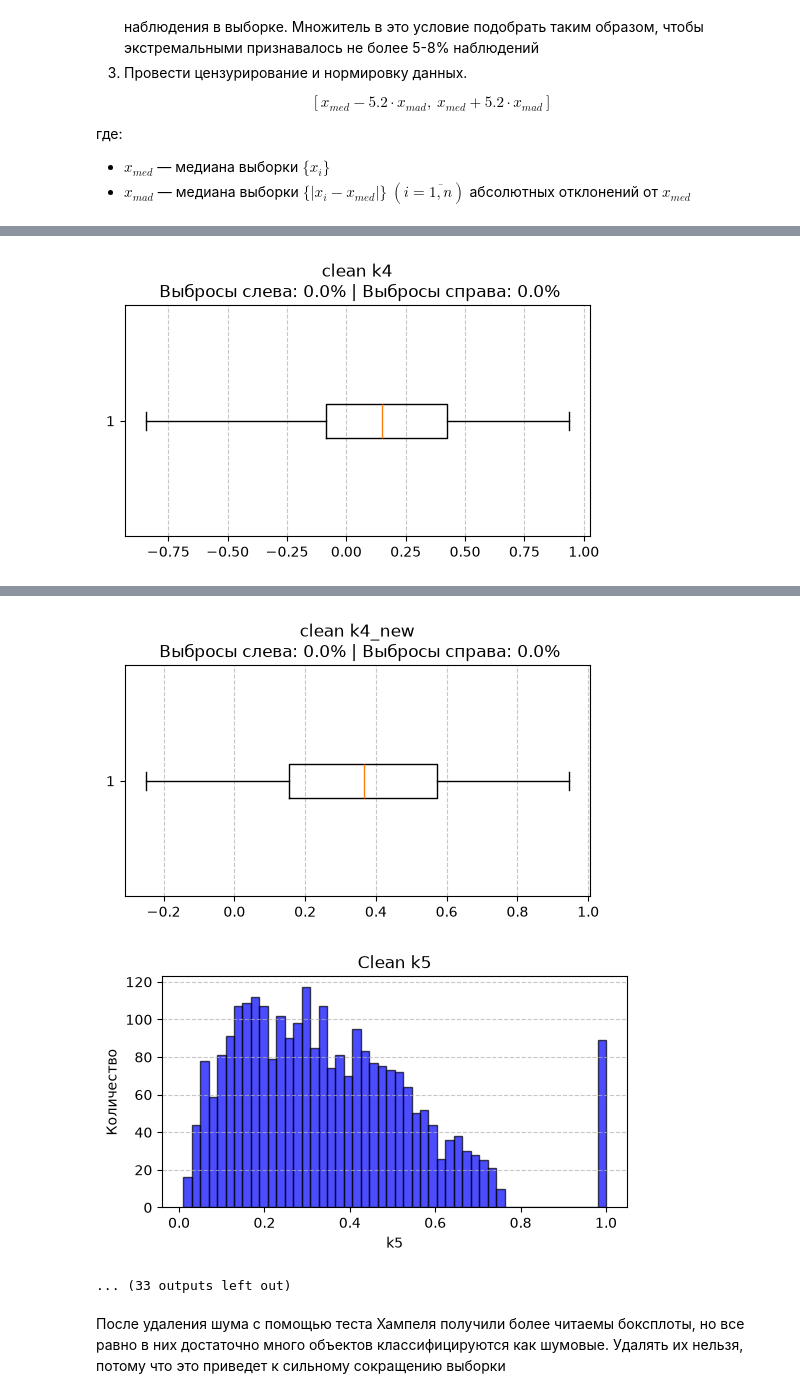
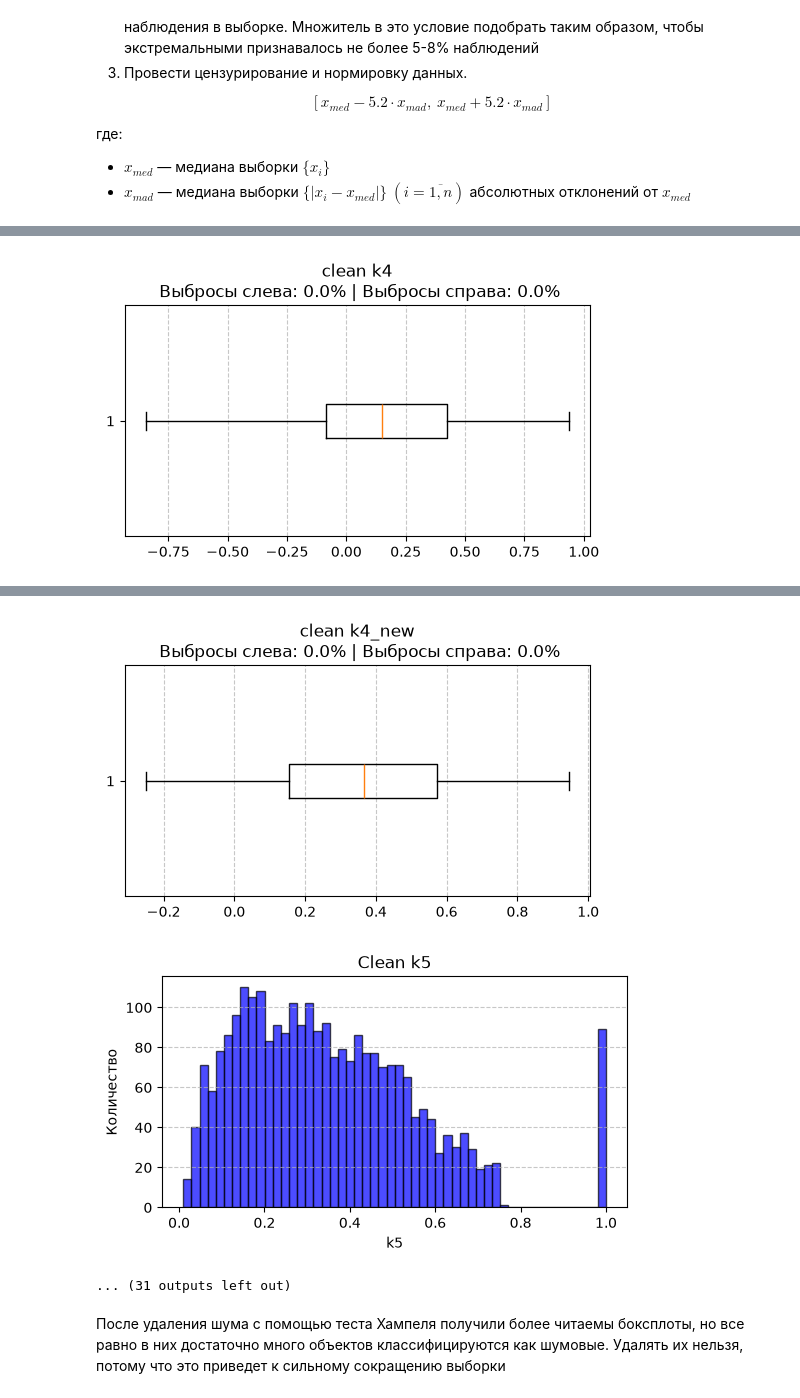
Before and after one commit to vaniiaaa/DAEFI, a Jupyter notebook: lab1_corr_analysis.ipynb, the cells around one changed output, grey strips where cells are left out. Saved outputs shown, nothing was run; the diff lists cells and outputs as text; code cells hidden in the pictures.

```diff
--- a/lab1_corr_analysis.ipynb
+++ b/lab1_corr_analysis.ipynb
@@ -25,7 +25,7 @@ df = pd.read_spss(r'.\data\data_lab1_start.sav')
 df.head(3)
 print(df.describe())
 print(df.count())
-df.drop(columns=["Cреднеспис.числ.работн"], inplace = True)
+df.drop(columns=["Cреднеспис.числ.работн", "Year"], inplace = True)
 # %% [output]
        Cреднеспис.числ.работн           k1           k2           k3  \
 count             2695.000000  2695.000000  2695.000000  2695.000000
@@ -48,12 +48,12 @@ dtype: int64
 num_cols = df.select_dtypes(include=['number']).columns
 for col in num_cols:
     plt.figure(figsize=(6,3))
-    plt.hist(df[col].dropna(), bins=50, color='blue', edgecolor='black', alpha=0.7)
+    plt.hist(df[col].dropna(), bins=52, color='blue', edgecolor='black', alpha=0.7)
     plt.title(f"Столбец: {col}")
     plt.xlabel(col)
     plt.ylabel("Количество")
     plt.grid(axis='y', linestyle='--', alpha = 0.7)
     plt.tight_layout()
-    plt.savefig(f'{outdir}/hist1_{col}.png')
+    plt.savefig(f'{outdir}/{col}_hist1.png')
     plt.show()
 # %% [output]
@@ -155,8 +155,8 @@ def hampel_test(data, col, dict_ = None, mul=3):
         low_val = dict_[col][0]
         high_val = dict_[col][1]
     else:
-        low_val = clean_data.quantile(0.05)
-        high_val = clean_data.quantile(0.95)
+        low_val = clean_data.quantile(0.02)
+        high_val = clean_data.quantile(0.98)
     working_data.loc[working_data < left_bound] = low_val
     working_data.loc[working_data > right_bound] = high_val
     print(f"{(perc * 100):.2f}% {mask.sum()}")
@@ -176,7 +176,7 @@ K = {
     'k14': (1.0, 10.0),
     'k15': (0.0, 5.0),
     'k18': (0.0, 30.0),
-    'k19': (0.0, 20.0)
+    'k19': (0.0, 0.2)
 }
 
 
@@ -188,12 +188,12 @@ for col in num_cols:
 
 for col in num_cols:
     plt.figure(figsize=(6,3))
-    plt.hist(df_clean[col].dropna(), bins=50, color='blue', edgecolor='black', alpha=0.7)
+    plt.hist(df_clean[col].dropna(), bins=52, color='blue', edgecolor='black', alpha=0.7)
     plt.title(f"Clean {col}")
     plt.xlabel(col)
     plt.ylabel("Количество")
     plt.grid(axis='y', linestyle='--', alpha = 0.7)
-    plt.savefig(f'{outdir}/hist2_{col}.png')
+    plt.savefig(f'{outdir}/{col}_hist2.png')
     plt.show()
 
     plt.figure(figsize=(6,3))
@@ -224,7 +224,7 @@ for col in num_cols:
 
     plt.title(f"clean {col}\n Выбросы слева: {left_prc}% | Выбросы справа: {right_prc}%")
     plt.grid(axis='x', linestyle='--', alpha=0.7)
-    plt.savefig(f'{outdir}/box2_{col}.png')
+    plt.savefig(f'{outdir}/{col}_box2.png')
     plt.show()
 # %% [output]
 k1:  6.72% 181
@@ -256,5 +256,5 @@ Year:  0.00% 0
 [figure]
-[figure, old version]
+[figure, new version]
-... (33 outputs left out)
+... (31 outputs left out)
 # %% [markdown]
 После удаления шума с помощью теста Хампеля получили более читаемы боксплоты, но все равно в них достаточно много объектов классифицируются как шумовые. Удалять их нельзя, потому что это приведет к сильному сокращению выборки
```
Also changed, not shown: parts of 10 cells of this notebook.
